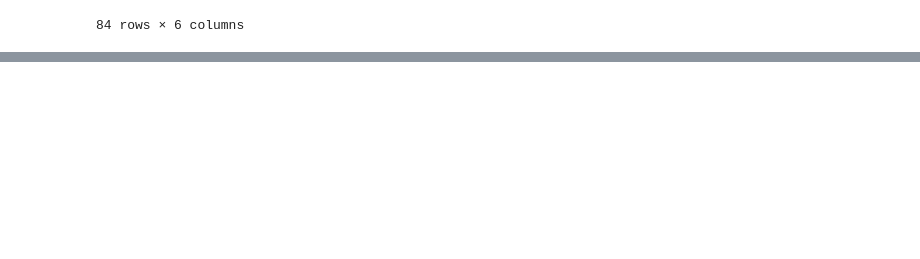
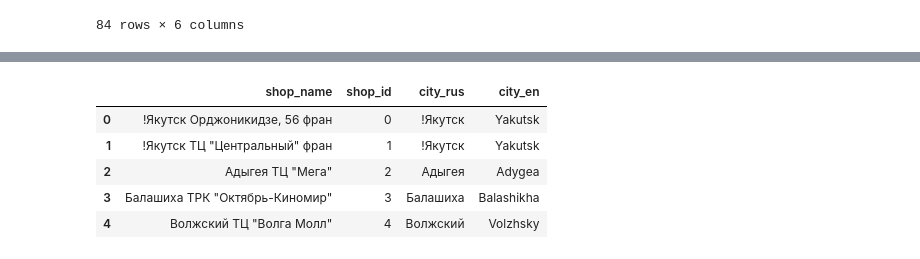
Before and after one commit to RobBlanchard/kaggle-predict-sales, a Jupyter notebook: EDA.ipynb, the cells around one changed output, grey strips where cells are left out. Cells and saved outputs as stored; diff of their text form; code cells hidden in the pictures; blank space fills up the shorter version.

Commit message:
Processed shop data: city names

```diff
--- a/EDA.ipynb
+++ b/EDA.ipynb
@@ -512,0 +533,3 @@ categories[["item_category_id", "main_category_name", "sub_category_name"]]
+# %%
+shops["city_rus"] = shops["shop_name"].str.split(" ",expand=True)[0]
+shops.head()
@@ -512,0 +543,13 @@ categories[["item_category_id", "main_category_name", "sub_category_name"]]
+# %%
+city_names = [x.replace("!","") for x in shops["city_rus"].values]
+translator = Translator()
+translations = list(map(lambda x:x.text, translator.translate(city_names, dest='en')))
+shops["city_en"] = translations
+shops.head()
+# %% [output]
+|  | shop_name | shop_id | city_rus | city_en |
+| 0 | !Якутск Орджоникидзе, 56 фран | 0 | !Якутск | Yakutsk |
+| 1 | !Якутск ТЦ "Центральный" фран | 1 | !Якутск | Yakutsk |
+| 2 | Адыгея ТЦ "Мега" | 2 | Адыгея | Adygea |
+| 3 | Балашиха ТРК "Октябрь-Киномир" | 3 | Балашиха | Balashikha |
+| 4 | Волжский ТЦ "Волга Молл" | 4 | Волжский | Volzhsky |
```
Also changed, not shown: parts of 5 cells of this notebook, 2 other files.
